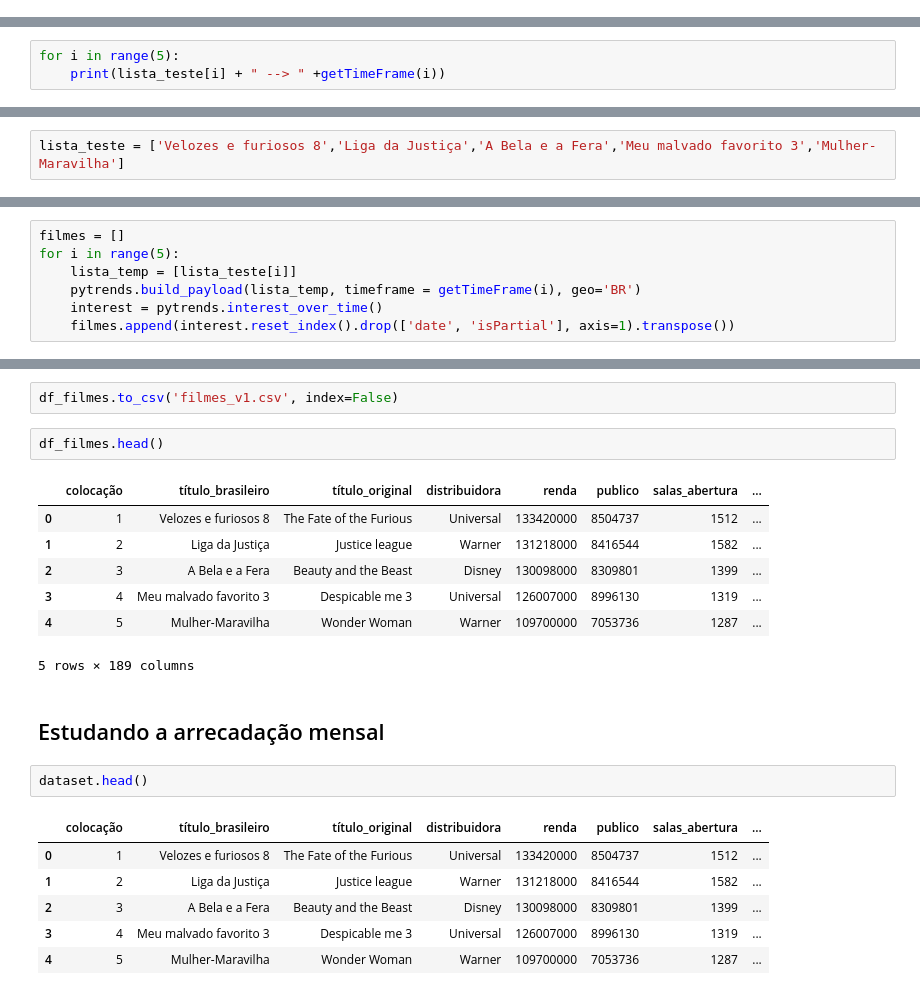
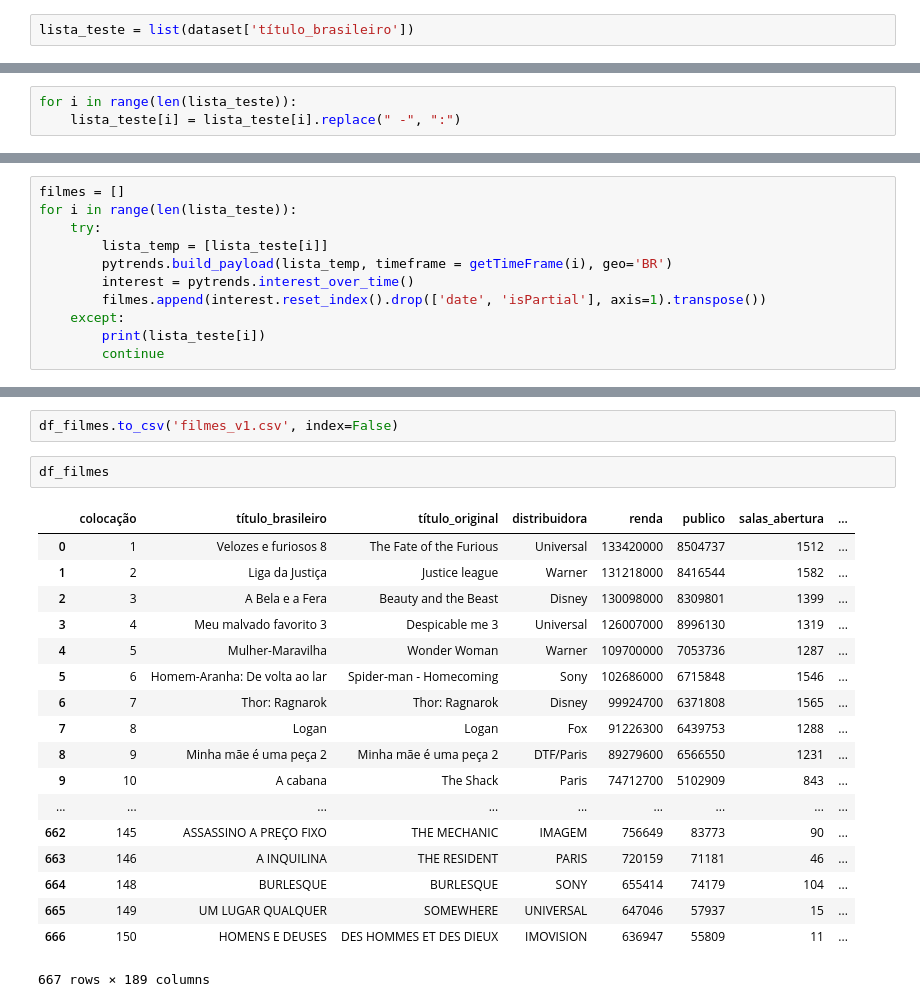
Before and after one commit to Victorrrocha/machine_Learning_to_predict_movies_grossing_in_Brazil, a Jupyter notebook: MovieGrossing.ipynb, the cells around one changed output, grey strips where cells are left out. Drawn from its saved outputs; the diff is of its cells as text.

Commit message:
dataset integrado com gtrends, falta colocar integrar generos

```diff
--- a/MovieGrossing.ipynb
+++ b/MovieGrossing.ipynb
@@ -38,3 +38,5 @@ def getTimeFrame(i):
     tf = str(from_tf +' '+ to_tf)
     tf = str(from_tf + " " + to_tf)
     return tf
+# %%
+lista_teste = list(dataset['título_brasileiro'])
@@ -41,3 +45,3 @@ def getTimeFrame(i):
 # %%
-for i in range(5):
-    print(lista_teste[i] + " --> " +getTimeFrame(i))
+for i in range(len(lista_teste)):
+    lista_teste[i] = lista_teste[i].replace(" -", ":")
@@ -50,2 +47,0 @@ Mulher-Maravilha --> 2016-07-10 2017-01-06
-# %%
-lista_teste = ['Velozes e furiosos 8','Liga da Justiça','A Bela e a Fera','Meu malvado favorito 3','Mulher-Maravilha']
@@ -52,7 +70,11 @@ lista_teste = ['Velozes e furiosos 8','Liga da Justiça','A Bela e a Fera','Meu
 # %%
 filmes = []
-for i in range(5):
-    lista_temp = [lista_teste[i]]
-    pytrends.build_payload(lista_temp, timeframe = getTimeFrame(i), geo='BR')
-    interest = pytrends.interest_over_time()
-    filmes.append(interest.reset_index().drop(['date', 'isPartial'], axis=1).transpose())
+for i in range(len(lista_teste)):
+    try:
+        lista_temp = [lista_teste[i]]
+        pytrends.build_payload(lista_temp, timeframe = getTimeFrame(i), geo='BR')
+        interest = pytrends.interest_over_time()
+        filmes.append(interest.reset_index().drop(['date', 'isPartial'], axis=1).transpose())
+    except:
+        print(lista_teste[i])
+        continue
@@ -74,23 +134,23 @@ df_filmes = pd.merge(dataset, df, on='título_brasileiro')
 # %%
 df_filmes.to_csv('filmes_v1.csv', index=False)
 # %%
-df_filmes.head()
+df_filmes
 # %% [output]
 |  | colocação | título_brasileiro | título_original | distribuidora | renda | publico | salas_abertura | ... |
 | 0 | 1 | Velozes e furiosos 8 | The Fate of the Furious | Universal | 133420000 | 8504737 | 1512 | ... |
 | 1 | 2 | Liga da Justiça | Justice league | Warner | 131218000 | 8416544 | 1582 | ... |
 | 2 | 3 | A Bela e a Fera | Beauty and the Beast | Disney | 130098000 | 8309801 | 1399 | ... |
 | 3 | 4 | Meu malvado favorito 3 | Despicable me 3 | Universal | 126007000 | 8996130 | 1319 | ... |
 | 4 | 5 | Mulher-Maravilha | Wonder Woman | Warner | 109700000 | 7053736 | 1287 | ... |
+| 5 | 6 | Homem-Aranha: De volta ao lar | Spider-man - Homecoming | Sony | 102686000 | 6715848 | 1546 | ... |
+| 6 | 7 | Thor: Ragnarok | Thor: Ragnarok | Disney | 99924700 | 6371808 | 1565 | ... |
+| 7 | 8 | Logan | Logan | Fox | 91226300 | 6439753 | 1288 | ... |
+| 8 | 9 | Minha mãe é uma peça 2 | Minha mãe é uma peça 2 | DTF/Paris | 89279600 | 6566550 | 1231 | ... |
+| 9 | 10 | A cabana | The Shack | Paris | 74712700 | 5102909 | 843 | ... |
+| ... | ... | ... | ... | ... | ... | ... | ... | ... |
+| 662 | 145 | ASSASSINO A PREÇO FIXO | THE MECHANIC | IMAGEM | 756649 | 83773 | 90 | ... |
+| 663 | 146 | A INQUILINA | THE RESIDENT | PARIS | 720159 | 71181 | 46 | ... |
+| 664 | 148 | BURLESQUE | BURLESQUE | SONY | 655414 | 74179 | 104 | ... |
+| 665 | 149 | UM LUGAR QUALQUER | SOMEWHERE | UNIVERSAL | 647046 | 57937 | 15 | ... |
+| 666 | 150 | HOMENS E DEUSES | DES HOMMES ET DES DIEUX | IMOVISION | 636947 | 55809 | 11 | ... |
-5 rows × 189 columns
+667 rows × 189 columns
-# %% [markdown]
-## Estudando a arrecadação mensal
-# %%
-dataset.head()
-# %% [output]
-|  | colocação | título_brasileiro | título_original | distribuidora | renda | publico | salas_abertura | ... |
-| 0 | 1 | Velozes e furiosos 8 | The Fate of the Furious | Universal | 133420000 | 8504737 | 1512 | ... |
-| 1 | 2 | Liga da Justiça | Justice league | Warner | 131218000 | 8416544 | 1582 | ... |
-| 2 | 3 | A Bela e a Fera | Beauty and the Beast | Disney | 130098000 | 8309801 | 1399 | ... |
-| 3 | 4 | Meu malvado favorito 3 | Despicable me 3 | Universal | 126007000 | 8996130 | 1319 | ... |
-| 4 | 5 | Mulher-Maravilha | Wonder Woman | Warner | 109700000 | 7053736 | 1287 | ... |
```
Also changed, not shown: parts of 10 cells of this notebook, 3 other files.
